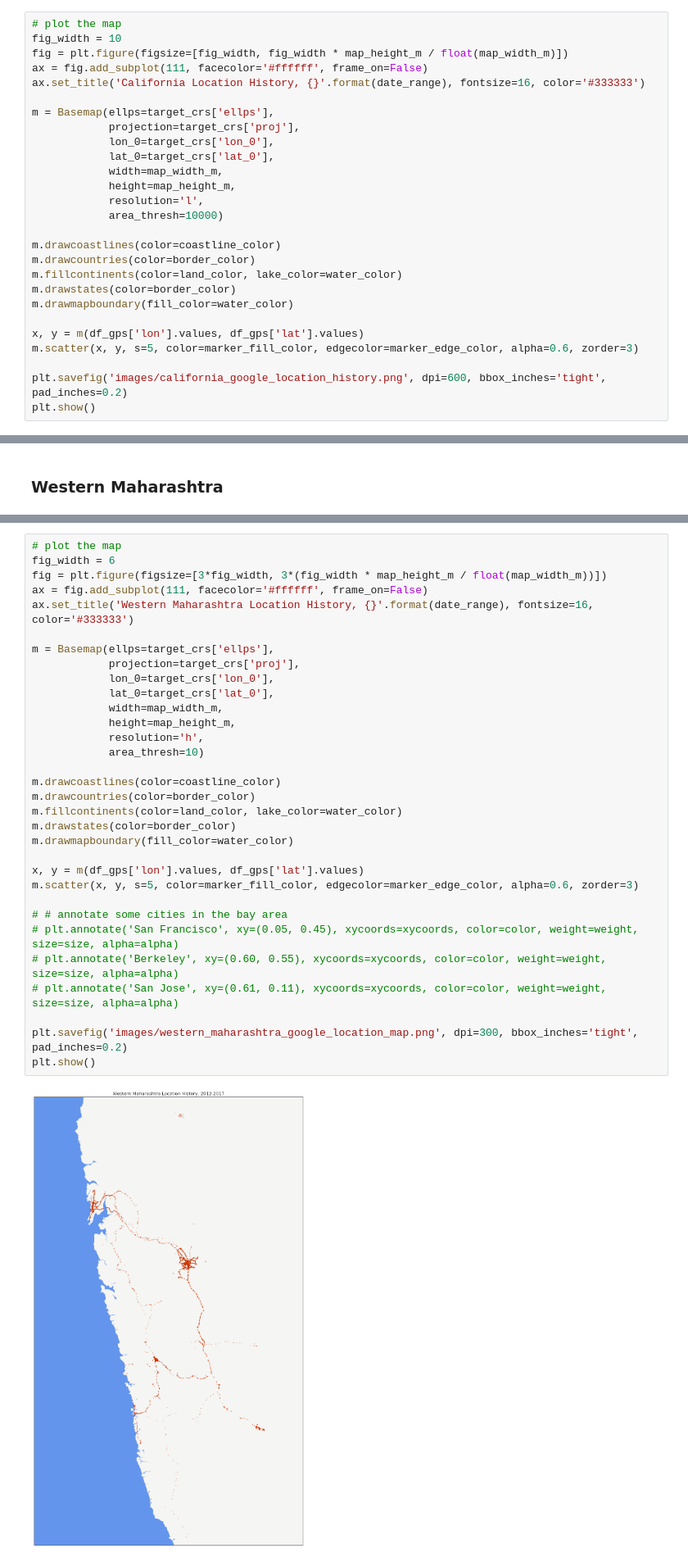
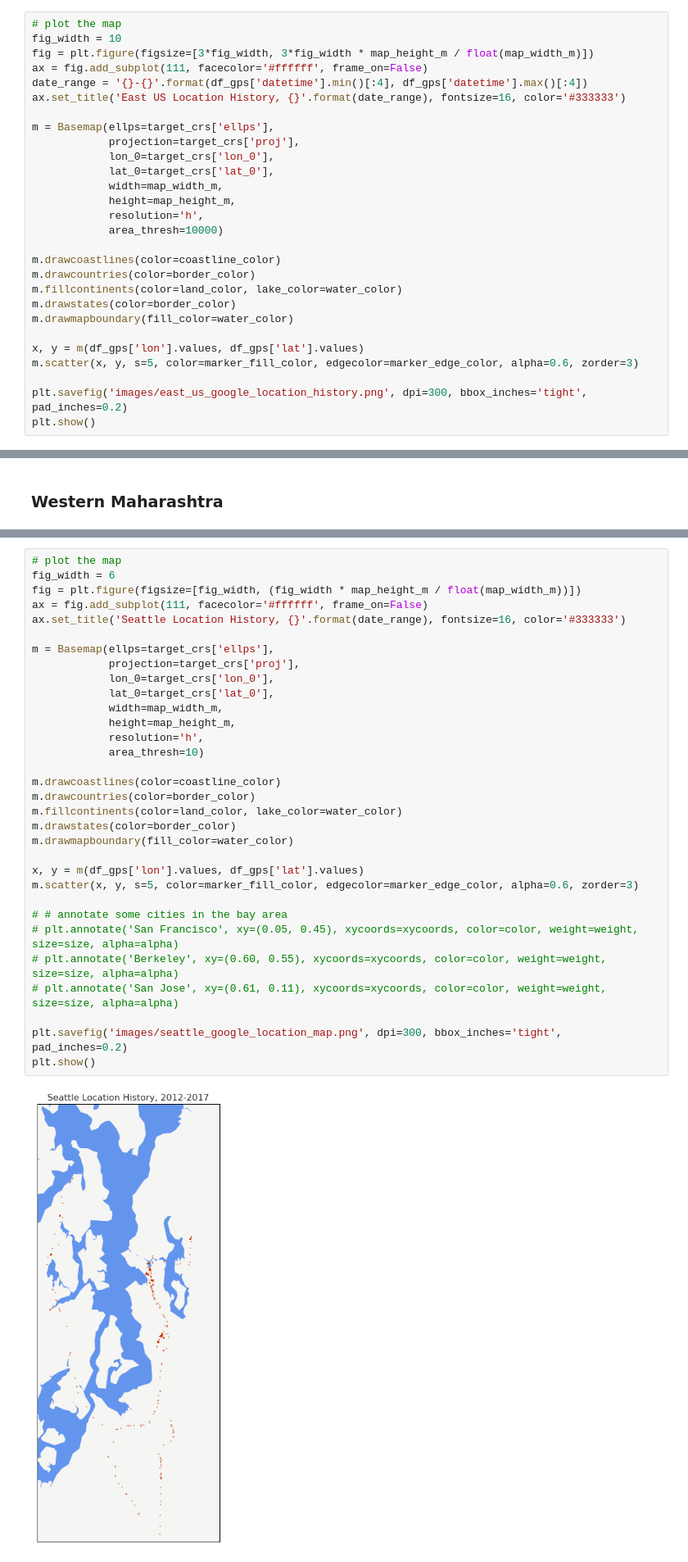
Before and after one commit to nachiketmparanjape/Google_Location_Data, a Jupyter notebook: Visualize Location History.ipynb, the cells around one changed output, grey strips where cells are left out. Shown at 82% size. Cells and saved outputs as stored; diff of their text form.

```diff
--- a/Visualize Location History.ipynb
+++ b/Visualize Location History.ipynb
@@ -100,9 +102,10 @@ target_crs = {'datum':'WGS84',
 # %%
 # plot the map
 fig_width = 10
-fig = plt.figure(figsize=[fig_width, fig_width * map_height_m / float(map_width_m)])
+fig = plt.figure(figsize=[3*fig_width, 3*fig_width * map_height_m / float(map_width_m)])
 ax = fig.add_subplot(111, facecolor='#ffffff', frame_on=False)
-ax.set_title('California Location History, {}'.format(date_range), fontsize=16, color='#333333')
+date_range = '{}-{}'.format(df_gps['datetime'].min()[:4], df_gps['datetime'].max()[:4])
+ax.set_title('East US Location History, {}'.format(date_range), fontsize=16, color='#333333')
 
 m = Basemap(ellps=target_crs['ellps'],
             projection=target_crs['proj'],
@@ -110,7 +113,7 @@ m = Basemap(ellps=target_crs['ellps'],
             lat_0=target_crs['lat_0'],
             width=map_width_m,
             height=map_height_m,
-            resolution='l',
+            resolution='h',
             area_thresh=10000)
 
 m.drawcoastlines(color=coastline_color)
@@ -122,6 +125,6 @@ m.drawmapboundary(fill_color=water_color)
 x, y = m(df_gps['lon'].values, df_gps['lat'].values)
 m.scatter(x, y, s=5, color=marker_fill_color, edgecolor=marker_edge_color, alpha=0.6, zorder=3)
 
-plt.savefig('images/california_google_location_history.png', dpi=600, bbox_inches='tight', pad_inches=0.2)
+plt.savefig('images/east_us_google_location_history.png', dpi=300, bbox_inches='tight', pad_inches=0.2)
 plt.show()
 # %% [output]
@@ -227,34 +232,34 @@ target_crs = {'datum':'WGS84',
 # %%
 # plot the map
 fig_width = 6
-fig = plt.figure(figsize=[3*fig_width, 3*(fig_width * map_height_m / float(map_width_m))])
+fig = plt.figure(figsize=[fig_width, (fig_width * map_height_m / float(map_width_m))])
 ax = fig.add_subplot(111, facecolor='#ffffff', frame_on=False)
-ax.set_title('Western Maharashtra Location History, {}'.format(date_range), fontsize=16, color='#333333')
+ax.set_title('Seattle Location History, {}'.format(date_range), fontsize=16, color='#333333')
 
 m = Basemap(ellps=target_crs['ellps'],
             projection=target_crs['proj'],
             lon_0=target_crs['lon_0'],
             lat_0=target_crs['lat_0'],
             width=map_width_m,
             height=map_height_m,
             resolution='h',
             area_thresh=10)
 
 m.drawcoastlines(color=coastline_color)
 m.drawcountries(color=border_color)
 m.fillcontinents(color=land_color, lake_color=water_color)
 m.drawstates(color=border_color)
 m.drawmapboundary(fill_color=water_color)
 
 x, y = m(df_gps['lon'].values, df_gps['lat'].values)
 m.scatter(x, y, s=5, color=marker_fill_color, edgecolor=marker_edge_color, alpha=0.6, zorder=3)
 
 # # annotate some cities in the bay area
 # plt.annotate('San Francisco', xy=(0.05, 0.45), xycoords=xycoords, color=color, weight=weight, size=size, alpha=alpha)
 # plt.annotate('Berkeley', xy=(0.60, 0.55), xycoords=xycoords, color=color, weight=weight, size=size, alpha=alpha)
 # plt.annotate('San Jose', xy=(0.61, 0.11), xycoords=xycoords, color=color, weight=weight, size=size, alpha=alpha)
 
-plt.savefig('images/western_maharashtra_google_location_map.png', dpi=300, bbox_inches='tight', pad_inches=0.2)
+plt.savefig('images/seattle_google_location_map.png', dpi=300, bbox_inches='tight', pad_inches=0.2)
 plt.show()
 # %% [output]
-[figure, old version]
+[figure, new version]
```
Also changed, not shown: parts of 5 cells of this notebook, 2 other files.
